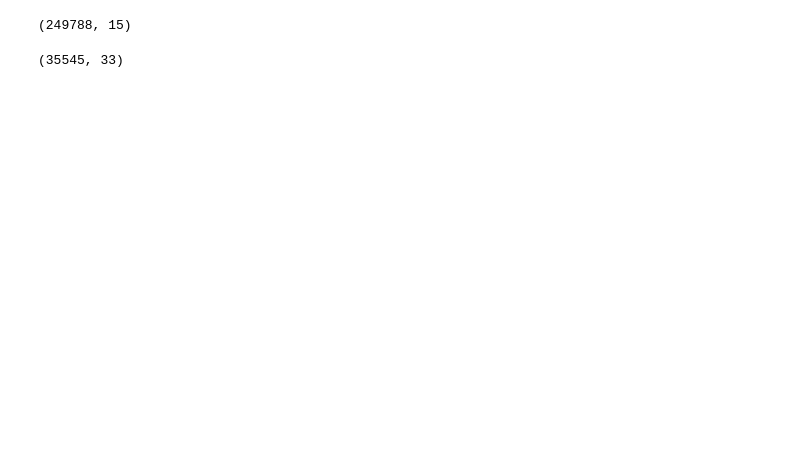
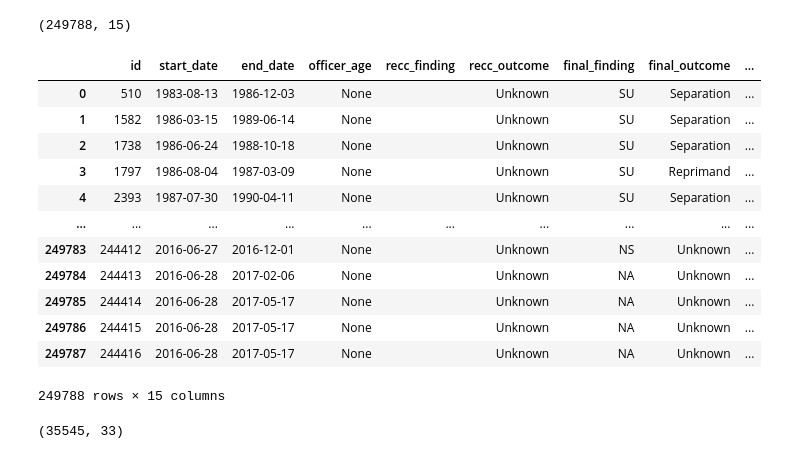
Before and after one commit to lqwdev/The-Freedom-Deer, a Jupyter notebook: cp4/src/officer.ipynb, the cells around one changed output. Cells and saved outputs as stored; diff of their text form; code cells hidden in the pictures; blank space fills up the shorter version.

```diff
--- a/cp4/src/officer.ipynb
+++ b/cp4/src/officer.ipynb
@@ -78,6 +96,22 @@ officerallegation = db.download("data_officerallegation")
 officerallegation.shape
 # %% [output]
 (249788, 15)
+# %%
+officerallegation
+# %% [output]
+|  | id | start_date | end_date | officer_age | recc_finding | recc_outcome | final_finding | final_outcome | ... |
+| 0 | 510 | 1983-08-13 | 1986-12-03 | None |  | Unknown | SU | Separation | ... |
+| 1 | 1582 | 1986-03-15 | 1989-06-14 | None |  | Unknown | SU | Separation | ... |
+| 2 | 1738 | 1986-06-24 | 1988-10-18 | None |  | Unknown | SU | Separation | ... |
+| 3 | 1797 | 1986-08-04 | 1987-03-09 | None |  | Unknown | SU | Reprimand | ... |
+| 4 | 2393 | 1987-07-30 | 1990-04-11 | None |  | Unknown | SU | Separation | ... |
+| ... | ... | ... | ... | ... | ... | ... | ... | ... | ... |
+| 249783 | 244412 | 2016-06-27 | 2016-12-01 | None |  | Unknown | NS | Unknown | ... |
+| 249784 | 244413 | 2016-06-28 | 2017-02-06 | None |  | Unknown | NA | Unknown | ... |
+| 249785 | 244414 | 2016-06-28 | 2017-05-17 | None |  | Unknown | NA | Unknown | ... |
+| 249786 | 244415 | 2016-06-28 | 2017-05-17 | None |  | Unknown | NA | Unknown | ... |
+| 249787 | 244416 | 2016-06-28 | 2017-05-17 | None |  | Unknown | NA | Unknown | ... |
+249788 rows × 15 columns
 # %%
 officer = db.download("data_officer")
 officer.shape
```
Also changed, not shown: parts of 7 cells of this notebook, 2 other files.
